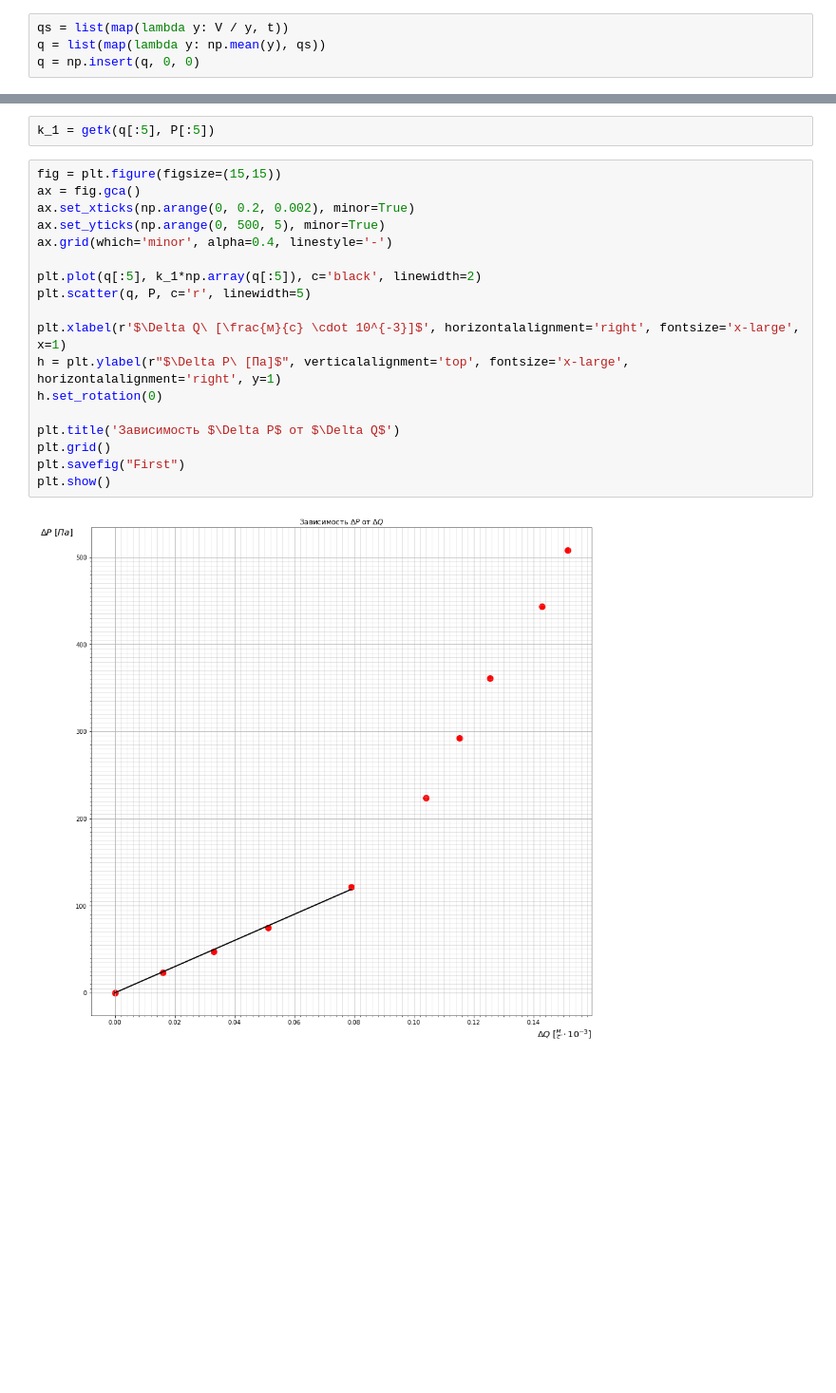
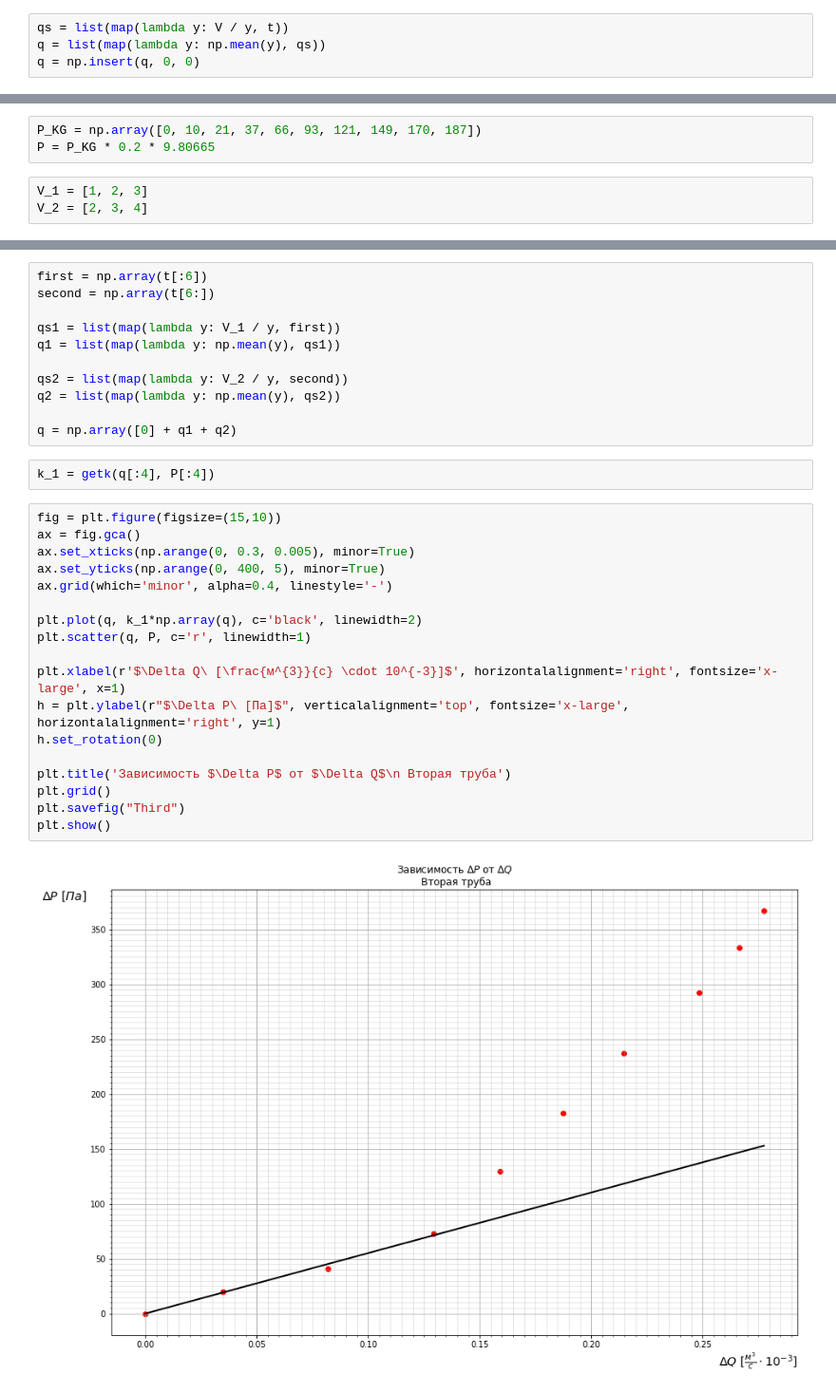
Before and after one commit to svinkapeppa/5-term, a Jupyter notebook: physics/2.4..ipynb, the cells around one changed output, grey strips where cells are left out. Shown at 95% size. Saved outputs shown, nothing was run; the diff lists cells and outputs as text; blank space fills up the shorter version.

```diff
--- a/physics/2.4..ipynb
+++ b/physics/2.4..ipynb
@@ -55,0 +121,6 @@ q = np.insert(q, 0, 0)
+# %%
+P_KG = np.array([0, 10, 21, 37, 66, 93, 121, 149, 170, 187])
+P = P_KG * 0.2 * 9.80665
+# %%
+V_1 = [1, 2, 3]
+V_2 = [2, 3, 4]
@@ -56,23 +159,34 @@ q = np.insert(q, 0, 0)
+# %%
+first = np.array(t[:6])
+second = np.array(t[6:])
+
+qs1 = list(map(lambda y: V_1 / y, first))
+q1 = list(map(lambda y: np.mean(y), qs1))
+
+qs2 = list(map(lambda y: V_2 / y, second))
+q2 = list(map(lambda y: np.mean(y), qs2))
+
+q = np.array([0] + q1 + q2)
 # %%
-k_1 = getk(q[:5], P[:5])
+k_1 = getk(q[:4], P[:4])
 # %%
-fig = plt.figure(figsize=(15,15))
+fig = plt.figure(figsize=(15,10))
 ax = fig.gca()
-ax.set_xticks(np.arange(0, 0.2, 0.002), minor=True)
-ax.set_yticks(np.arange(0, 500, 5), minor=True)
+ax.set_xticks(np.arange(0, 0.3, 0.005), minor=True)
+ax.set_yticks(np.arange(0, 400, 5), minor=True)
 ax.grid(which='minor', alpha=0.4, linestyle='-')
 
-plt.plot(q[:5], k_1*np.array(q[:5]), c='black', linewidth=2)
-plt.scatter(q, P, c='r', linewidth=5)
+plt.plot(q, k_1*np.array(q), c='black', linewidth=2)
+plt.scatter(q, P, c='r', linewidth=1)
 
-plt.xlabel(r'$\Delta Q\ [\frac{м}{с} \cdot 10^{-3}]$', horizontalalignment='right', fontsize='x-large', x=1)
+plt.xlabel(r'$\Delta Q\ [\frac{м^{3}}{с} \cdot 10^{-3}]$', horizontalalignment='right', fontsize='x-large', x=1)
 h = plt.ylabel(r"$\Delta P\ [Па]$", verticalalignment='top', fontsize='x-large', horizontalalignment='right', y=1)
 h.set_rotation(0)
 
-plt.title('Зависимость $\Delta P$ от $\Delta Q$')
+plt.title('Зависимость $\Delta P$ от $\Delta Q$\n Вторая труба')
 plt.grid()
-plt.savefig("First")
+plt.savefig("Third")
 plt.show()
 # %% [output]
-[figure, old version]
+[figure, new version]
 # %%
```
Also changed, not shown: parts of 16 cells of this notebook.
